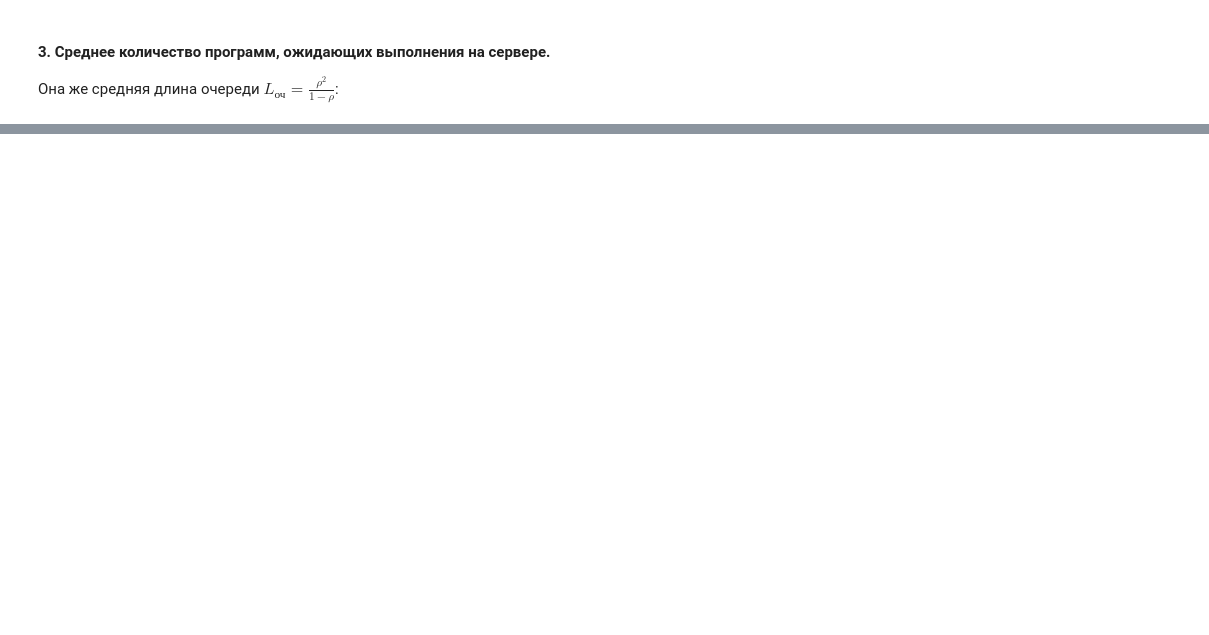
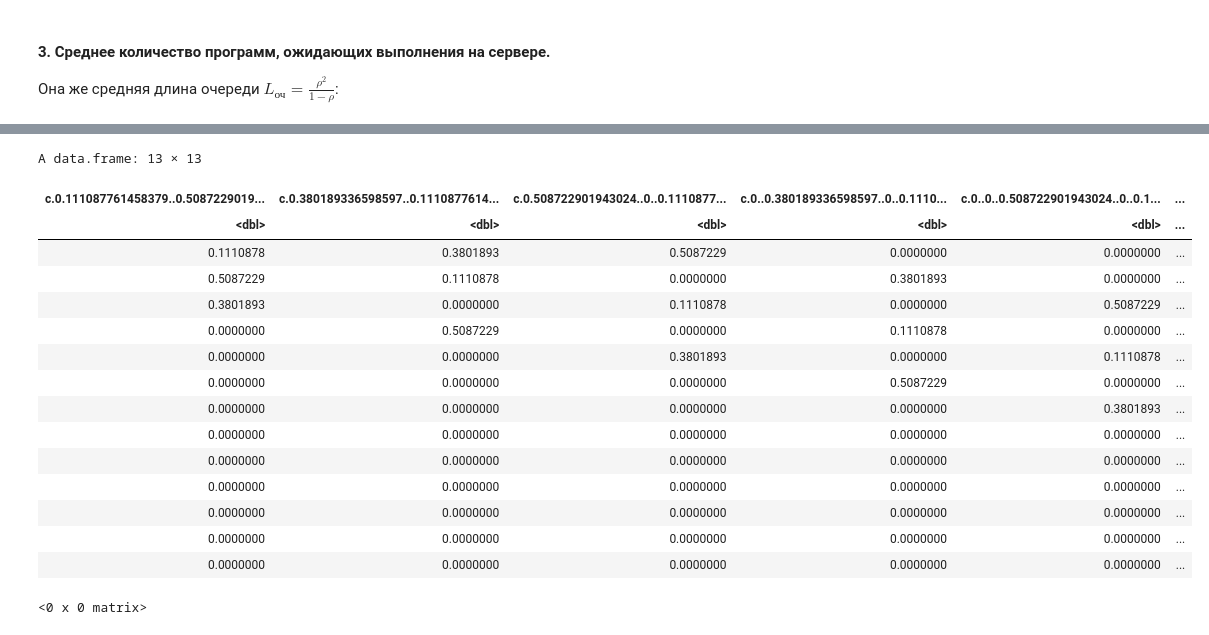
Before and after one commit to DeadlySquad13/t4-2-PerformanceAnalysis__Labs, a Jupyter notebook: Lab3/PerformanceAnalysis__Lab3.ipynb, the cells around one changed output, grey strips where cells are left out. Cells and saved outputs as stored; diff of their text form; code cells hidden in the pictures; blank space fills up the shorter version.

```diff
--- a/Lab3/PerformanceAnalysis__Lab3.ipynb
+++ b/Lab3/PerformanceAnalysis__Lab3.ipynb
@@ -382,0 +276,14 @@ mean_queue
+# %%
+variant <- 5
+set.seed(variant)
+
+pp <- runif(3)
+
+S <- pp[1] / sum(pp)
+R <- pp[2] / sum(pp)
+L <- pp[3] / sum(pp)
+
+k <- sample(c(4:8), 1)
+m <- sample(c(1:k), 1)
+
+View(data.frame(p1, p2, p3, k, m))
@@ -382,0 +315,48 @@ mean_queue
+# %%
+initial_state_probabilities <- c(1, 0, 0, 0, 0, 0, 0, 0, 0, 0, 0, 0, 0)
+
+transition_matrix <- data.frame()
+rbind(
+    transition_matrix,
+    c(S, R, L, 0, 0, 0, 0, 0, 0, 0, 0, 0, 0, 0, 0),
+    c(L, S, 0, R, 0, 0, 0, 0, 0, 0, 0, 0, 0, 0, 0),
+    c(R, 0, S, 0, L, 0, 0, 0, 0, 0, 0, 0, 0, 0, 0),
+    c(0, L, 0, S, 0, R, 0, 0, 0, 0, 0, 0, 0, 0, 0),
+    c(0, 0, R, 0, S, 0, L, 0, 0, 0, 0, 0, 0, 0, 0),
+    c(0, 0, 0, L, 0, S, 0, R, 0, 0, 0, 0, 0, 0, 0),
+    c(0, 0, 0, 0, R, 0, S, 0, L, 0, 0, 0, 0, 0, 0),
+    c(0, 0, 0, 0, 0, L, 0, S, 0, R, 0, 0, 0, 0, 0),
+    c(0, 0, 0, 0, 0, 0, R, 0, S, 0, L, 0, 0, 0, 0),
+    c(0, 0, 0, 0, 0, 0, 0, L, 0, S, 0, R, 0, 0, 0),
+    c(0, 0, 0, 0, 0, 0, 0, 0, R, 0, S, 0, L, 0, 0),
+    c(0, 0, 0, 0, 0, 0, 0, 0, 0, L, 0, S, 0, R, 0),
+    c(0, 0, 0, 0, 0, 0, 0, 0, 0, 0, R, 0, S, 0, L),
+    c(0, 0, 0, 0, 0, 0, 0, 0, 0, 0, 0, L, 0, 1, 0),
+    c(0, 0, 0, 0, 0, 0, 0, 0, 0, 0, 0, 0, R, 0, 1)
+)
+# %% [output]
+A data.frame: 13 × 13
+| c.0.111087761458379..0.5087229019... | c.0.380189336598597..0.1110877614... | c.0.508722901943024..0..0.1110877... | c.0..0.380189336598597..0..0.1110... | c.0..0..0.508722901943024..0..0.1... | ... |
+| <dbl> | <dbl> | <dbl> | <dbl> | <dbl> | ... |
+| 0.1110878 | 0.3801893 | 0.5087229 | 0.0000000 | 0.0000000 | ... |
+| 0.5087229 | 0.1110878 | 0.0000000 | 0.3801893 | 0.0000000 | ... |
+| 0.3801893 | 0.0000000 | 0.1110878 | 0.0000000 | 0.5087229 | ... |
+| 0.0000000 | 0.5087229 | 0.0000000 | 0.1110878 | 0.0000000 | ... |
+| 0.0000000 | 0.0000000 | 0.3801893 | 0.0000000 | 0.1110878 | ... |
+| 0.0000000 | 0.0000000 | 0.0000000 | 0.5087229 | 0.0000000 | ... |
+| 0.0000000 | 0.0000000 | 0.0000000 | 0.0000000 | 0.3801893 | ... |
+| 0.0000000 | 0.0000000 | 0.0000000 | 0.0000000 | 0.0000000 | ... |
+| 0.0000000 | 0.0000000 | 0.0000000 | 0.0000000 | 0.0000000 | ... |
+| 0.0000000 | 0.0000000 | 0.0000000 | 0.0000000 | 0.0000000 | ... |
+| 0.0000000 | 0.0000000 | 0.0000000 | 0.0000000 | 0.0000000 | ... |
+| 0.0000000 | 0.0000000 | 0.0000000 | 0.0000000 | 0.0000000 | ... |
+| 0.0000000 | 0.0000000 | 0.0000000 | 0.0000000 | 0.0000000 | ... |
+# %%
+if (!require("matrixcalc")) {
+    install.packages("matrixcalc")
+}
+
+kek <- initial_state_probabilities %*% matrix.power(data.matrix(transition_matrix), k)
+kek
+# %% [output]
+<0 x 0 matrix>
```
Also changed, not shown: parts of 27 cells of this notebook, 1 other file.
